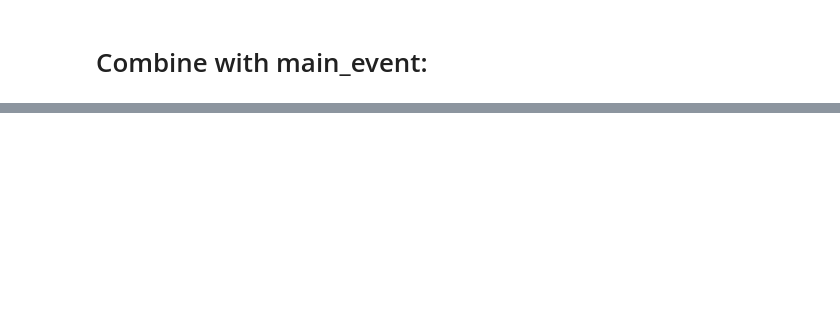
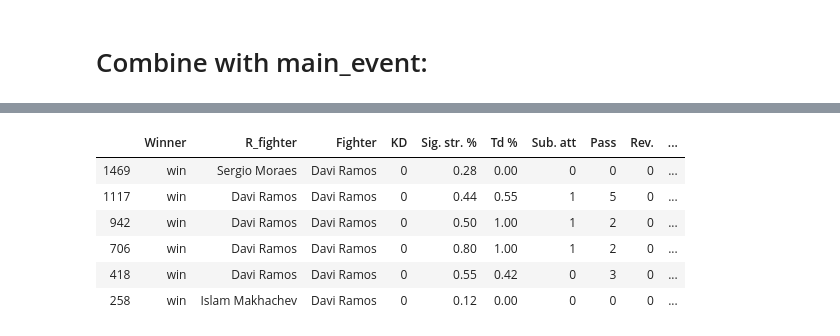
Before and after one commit to lancezeng947/UFC-Prediction, a Jupyter notebook: Data Clean.ipynb, the cells around one changed output, grey strips where cells are left out. Cells and saved outputs as stored; diff of their text form; code cells hidden in the pictures; blank space fills up the shorter version.

```diff
--- a/Data Clean.ipynb
+++ b/Data Clean.ipynb
@@ -138,0 +450,10 @@ combined_df.head(5)
+# %%
+get_calculated_personal('Davi Ramos')
+# %% [output]
+|  | Winner | R_fighter | Fighter | KD | Sig. str. % | Td % | Sub. att | Pass | Rev. | ... |
+| 1469 | win | Sergio Moraes | Davi Ramos | 0 | 0.28 | 0.00 | 0 | 0 | 0 | ... |
+| 1117 | win | Davi Ramos | Davi Ramos | 0 | 0.44 | 0.55 | 1 | 5 | 0 | ... |
+| 942 | win | Davi Ramos | Davi Ramos | 0 | 0.50 | 1.00 | 1 | 2 | 0 | ... |
+| 706 | win | Davi Ramos | Davi Ramos | 0 | 0.80 | 1.00 | 1 | 2 | 0 | ... |
+| 418 | win | Davi Ramos | Davi Ramos | 0 | 0.55 | 0.42 | 0 | 3 | 0 | ... |
+| 258 | win | Islam Makhachev | Davi Ramos | 0 | 0.12 | 0.00 | 0 | 0 | 0 | ... |
```
Also changed, not shown: parts of 71 cells of this notebook, 5 other files.
